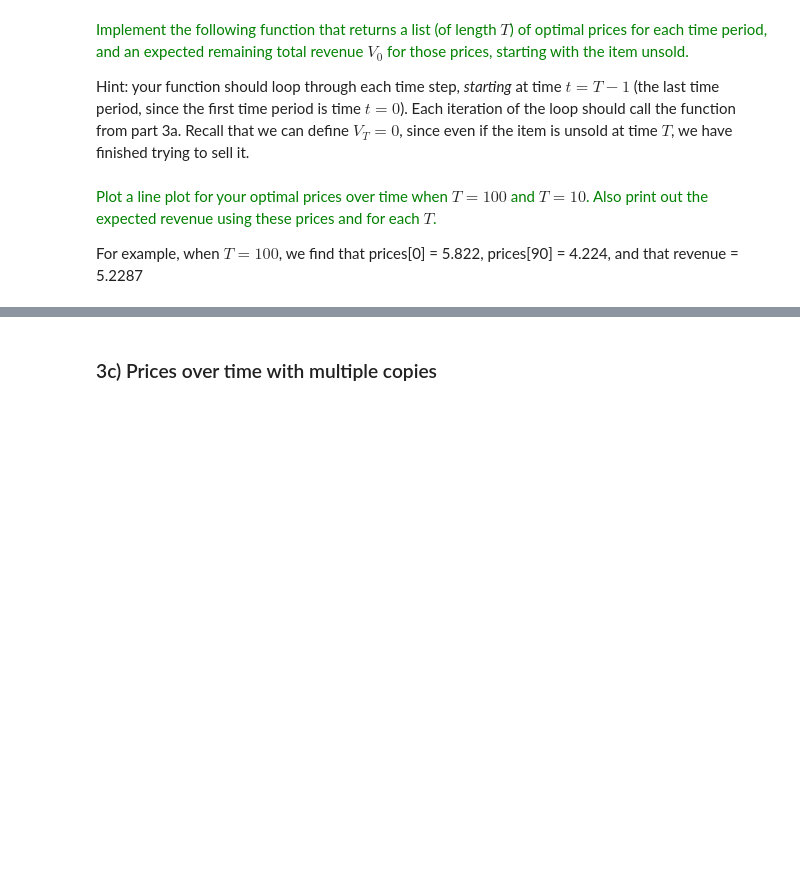
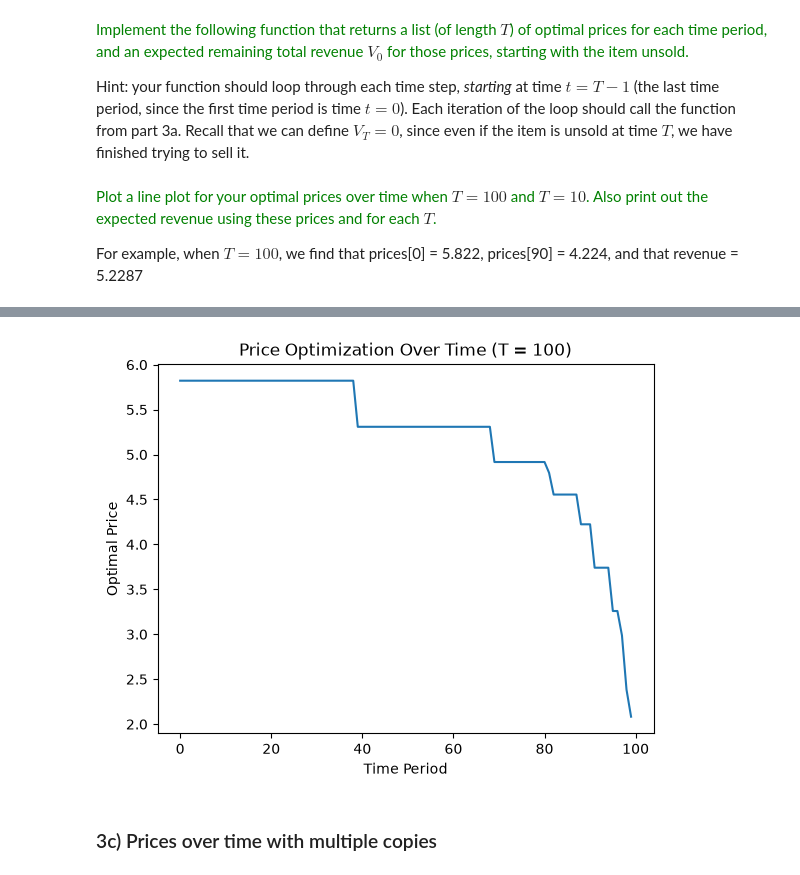
Before and after one commit to zoekrishtul/orie5355-hw3, a Jupyter notebook: HW3.ipynb, the cells around one changed output, grey strips where cells are left out. Cells and saved outputs as stored; diff of their text form; code cells hidden in the pictures; blank space fills up the shorter version.

```diff
--- a/HW3.ipynb
+++ b/HW3.ipynb
@@ -616,3 +655,11 @@ For example, when $T=100$, we find that prices[0] = 5.822, prices[90] = 4.224, a
+# %%
+plt.plot(range(100), optimal_prices_100)
+plt.xlabel('Time Period')
+plt.ylabel('Optimal Price')
+plt.title('Price Optimization Over Time (T = 100)')
+plt.show()
+# %% [output]
+[figure, added]
 # %% [markdown]
 ### 3c) Prices over time with multiple copies
 # %% [markdown]
```
Also changed, not shown: parts of 12 cells of this notebook.
